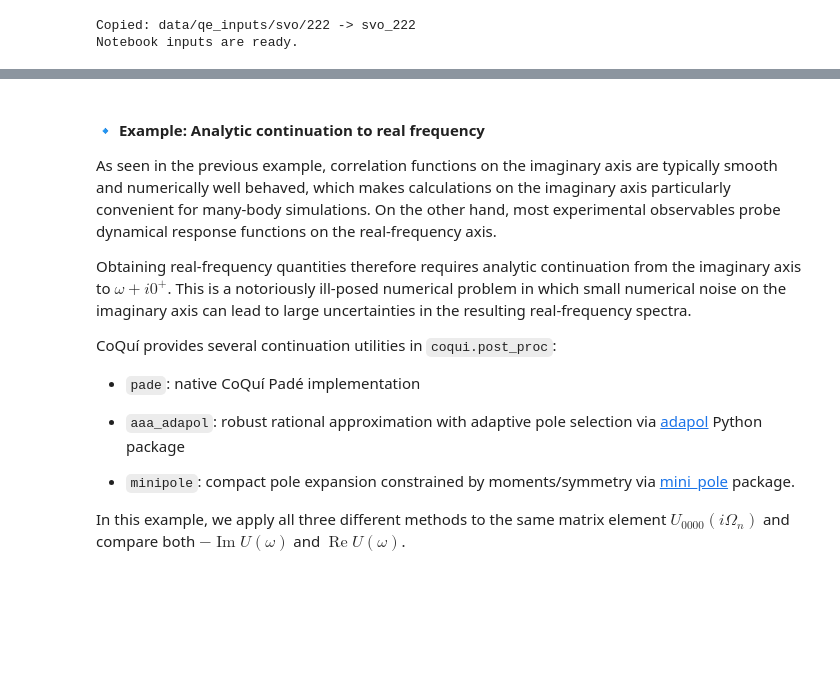
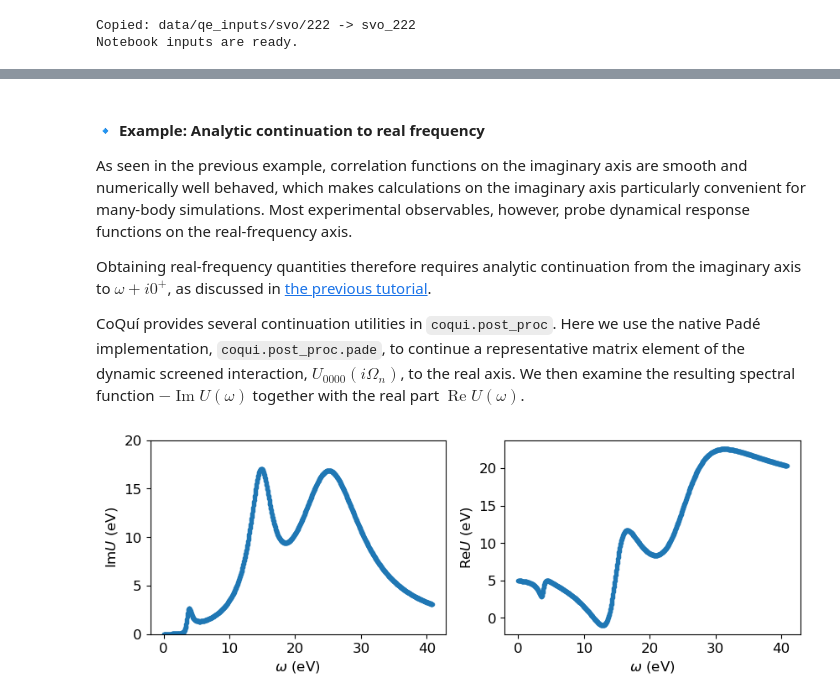
Before and after one commit to AbInitioQHub/coqui-tutorial, a Jupyter notebook: quickstart/03_crpa/03_crpa_screened_interactions.ipynb, the cells around one changed output, grey strips where cells are left out. Saved outputs shown, nothing was run; the diff lists cells and outputs as text; code cells hidden in the pictures; blank space fills up the shorter version.

Commit message:
re-iterate tutorial 03

```diff
--- a/quickstart/03_crpa/03_crpa_screened_interactions.ipynb
+++ b/quickstart/03_crpa/03_crpa_screened_interactions.ipynb
@@ -266,16 +274,32 @@ Fermionic Matsubara indices in physical notation: [   0    1    2    3    4    5
 # %% [markdown]
 #### 🔹 Example: Analytic continuation to real frequency
 
-As seen in the previous example, correlation functions on the imaginary axis are typically smooth and numerically well behaved, which makes calculations on the imaginary axis particularly convenient for many-body simulations. On the other hand, most experimental observables probe dynamical response functions on the real-frequency axis.
+As seen in the previous example, correlation functions on the imaginary axis are smooth and numerically well behaved, which makes calculations on the imaginary axis particularly convenient for many-body simulations. Most experimental observables, however, probe dynamical response functions on the real-frequency axis.
 
-Obtaining real-frequency quantities therefore requires analytic continuation from the imaginary axis to $\omega + i0^+$. This is a notoriously ill-posed numerical problem in which small numerical noise on the imaginary axis can lead to large uncertainties in the resulting real-frequency spectra.
+Obtaining real-frequency quantities therefore requires analytic continuation from the imaginary axis to $\omega + i0^{+}$, as discussed in [the previous tutorial](../02_gw/02_gw_electronic_structure.ipynb).
 
-CoQuí provides several continuation utilities in `coqui.post_proc`:
-- `pade`: native CoQuí Padé implementation
-
-- `aaa_adapol`: robust rational approximation with adaptive pole selection via [adapol](https://github.com/flatironinstitute/adapol) Python package
-
-- `minipole`: compact pole expansion constrained by moments/symmetry via [mini_pole](https://github.com/Green-Phys/MiniPole) package.
-
-In this example, we apply all three different methods to the same matrix element $U_{0000}(i\Omega_n)$ and compare both $-\operatorname{Im}U(\omega)$ and $\operatorname{Re}U(\omega)$.
+CoQuí provides several continuation utilities in `coqui.post_proc`. Here we use the native Padé implementation, `coqui.post_proc.pade`, to continue a representative matrix element of the dynamic screened interaction, $U_{0000}(i\Omega_n)$, to the real axis. We then examine the resulting spectral function $-\operatorname{Im}U(\omega)$ together with the real part $\operatorname{Re}U(\omega)$.
+# %%
+Uw_pade, w_mesh_pade = coqui.post_proc.pade(
+    Uloc_iw[:,0,0,0,0], iaft, stats='boson', wmin=0.0, wmax=1.5, Nw=1000, Nfit=100,
+    eta=None, ph_sym=True, causal_projection=False
+)
+
+fig, ax = plt.subplots(1, 2, figsize=(10,3))
+ax[0].plot(w_mesh_pade.real * HARTREE_EV, -Uw_pade.imag * HARTREE_EV,
+           linewidth=2, marker='o', markersize=3)
+ax[0].set_ylim(0, 20)
+ax[0].tick_params(axis='both', which='major', labelsize=12)
+ax[0].set_xlabel(r'$\omega$ (eV)', fontsize=12)
+ax[0].set_ylabel(r'Im$U$ (eV)', fontsize=12)
+
+ax[1].plot(w_mesh_pade.real * HARTREE_EV, (Vloc[0,0,0,0]+Uw_pade).real * HARTREE_EV,
+           linewidth=2, marker='o', markersize=3)
+#ax[1].set_ylim(-30, 50)
+ax[1].tick_params(axis='both', which='major', labelsize=12)
+ax[1].set_xlabel(r'$\omega$ (eV)', fontsize=12)
+ax[1].set_ylabel(r'Re$U$ (eV)', fontsize=12)
+plt.show()
+# %% [output]
+[figure, added]
 # %%
```
Also changed, not shown: parts of 19 cells of this notebook, 1 other file.
